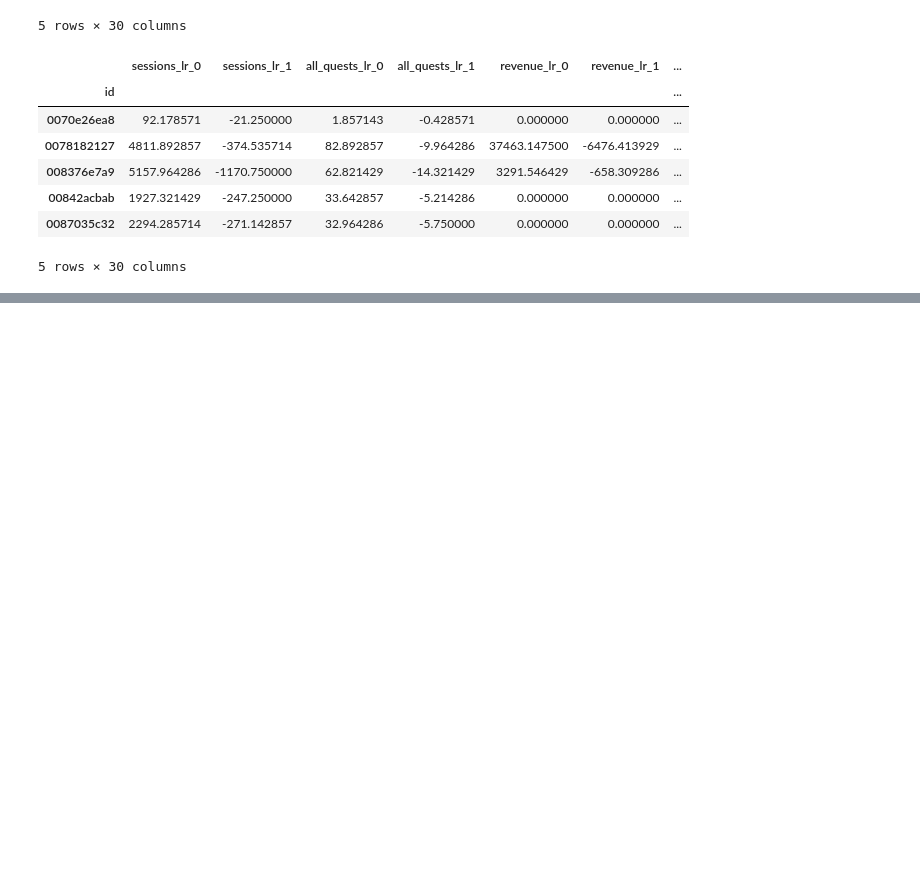
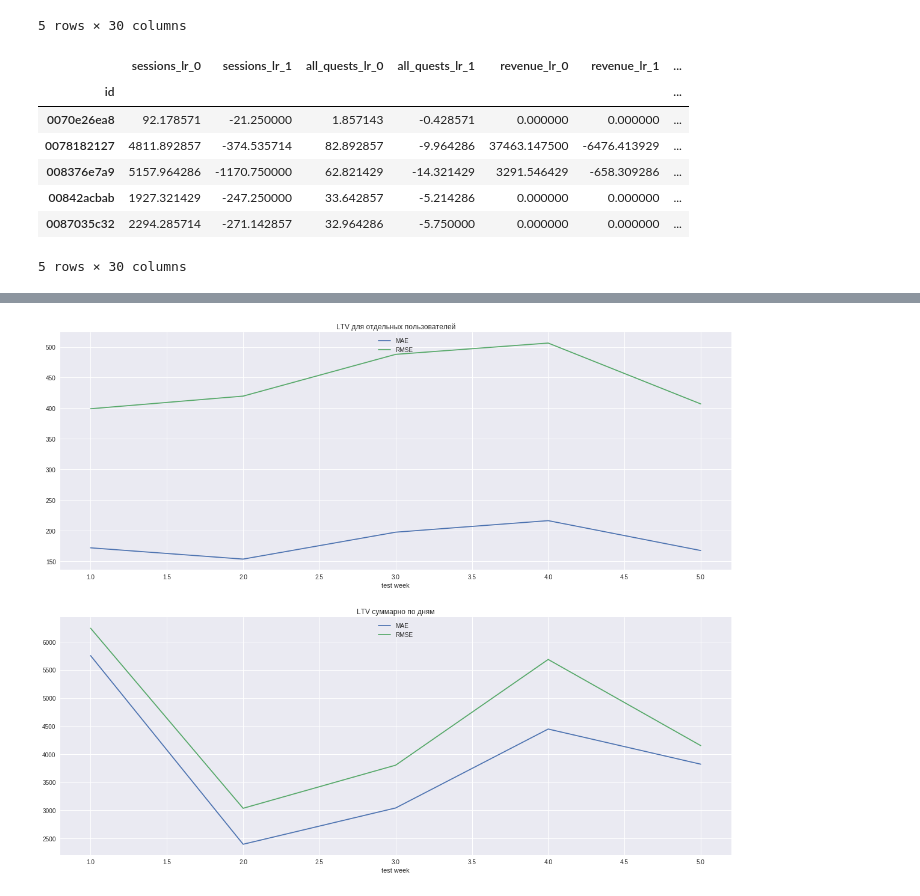
Before and after one commit to PominovaMS/webgames-practice, a Jupyter notebook: ltv30 prediction for payers.ipynb, the cells around one changed output, grey strips where cells are left out. Drawn from its saved outputs; the diff is of its cells as text; code cells hidden in the pictures; blank space fills up the shorter version.

```diff
--- a/ltv30 prediction for payers.ipynb
+++ b/ltv30 prediction for payers.ipynb
@@ -564,0 +712,59 @@ RMSE 4120.74525352 4158.2363401
+# %%
+y1 = y.copy()
+y1_test = y_test.copy()
+# ограничение ltv cверху
+t = 4000
+y1[y1 > t] = t
+y1_test[y1_test > t] = t
+# исключение игроков, которые не платили в течение первой недели
+X1 = X1[payers_revenue_ts.iloc[:, :7].sum(axis=1) != 0]
+y1 = y1[payers_revenue_ts.iloc[:, :7].sum(axis=1) != 0]
+X1_test = X1_test[payers_revenue_ts_test.iloc[:, :7].sum(axis=1) != 0]
+y1_test = y1_test[payers_revenue_ts_test.iloc[:, :7].sum(axis=1) != 0]
+
+ss = StandardScaler()
+est = ExtraTreesRegressor(n_estimators=50, max_depth=8, bootstrap=True)
+std_est = Pipeline([("std_scaler", ss), ("estimator", est)])
+
+std_est, y_pred, y_pred_test = train_model(X=X1, y=y1, X_test=X1_test, y_test=y1_test, model=std_est)
+
+Y = y1.to_frame().join(payers_regday.to_frame())
+Y["pred"] = y_pred
+Y_test = y1_test.to_frame().join(payers_regday_test.to_frame())
+Y_test["pred"] = y_pred_test
+Y_test["reg_week"] = (Y_test.regday - Y_test.regday.min()) // 7
+
+n_test_weeks = int((Y_test.regday.max() - Y_test.regday.min()) // 7) + 1
+
+week_mae = np.zeros(n_test_weeks)
+week_rmse = np.zeros(n_test_weeks)
+week_mae_sum = np.zeros(n_test_weeks)
+week_rmse_sum = np.zeros(n_test_weeks)
+
+for i in range(n_test_weeks):
+    week_mae[i] = mean_absolute_error(Y_test.loc[(Y_test.regday - Y_test.regday.min()) // 7 == i, "revenue"],
+                                      Y_test.loc[(Y_test.regday - Y_test.regday.min()) // 7 == i, "pred"])
+    week_rmse[i] = rmse(Y_test.loc[(Y_test.regday - Y_test.regday.min()) // 7 == i, "revenue"],
+                        Y_test.loc[(Y_test.regday - Y_test.regday.min()) // 7 == i, "pred"])
+
+Y_test = Y_test.groupby("regday").sum().reset_index()
+for i in range(n_test_weeks):
+    week_mae_sum[i] = mean_absolute_error(Y_test.loc[(Y_test.regday - Y_test.regday.min()) // 7 == i, "revenue"],
+                                          Y_test.loc[(Y_test.regday - Y_test.regday.min()) // 7 == i, "pred"])
+    week_rmse_sum[i] = rmse(Y_test.loc[(Y_test.regday - Y_test.regday.min()) // 7 == i, "revenue"],
+                            Y_test.loc[(Y_test.regday - Y_test.regday.min()) // 7 == i, "pred"])
+
+f, axes = plt.subplots(2, figsize=(20, 16))
+axes[0].plot(np.arange(1, n_test_weeks + 1), week_mae, label='MAE')
+axes[0].plot(np.arange(1, n_test_weeks + 1), week_rmse, label='RMSE')
+axes[0].set_title("LTV для отдельных пользователей")
+axes[0].set_xlabel("test week")
+axes[0].legend(loc='upper center', shadow=True)
+axes[1].plot(np.arange(1, n_test_weeks + 1), week_mae_sum, label='MAE')
+axes[1].plot(np.arange(1, n_test_weeks + 1), week_rmse_sum, label='RMSE')
+axes[1].set_title("LTV суммарно по дням")
+axes[1].set_xlabel("test week")
+axes[1].legend(loc='upper center', shadow=True)
+plt.show()
+# %% [output]
+[figure, added]
```
Also changed, not shown: parts of 31 cells of this notebook.
